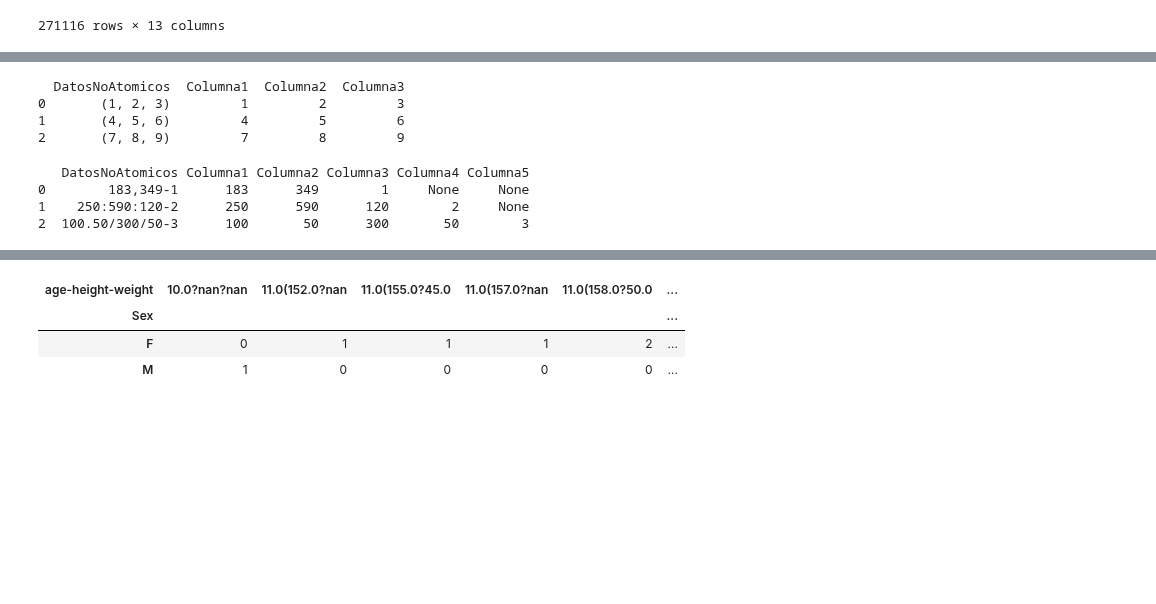
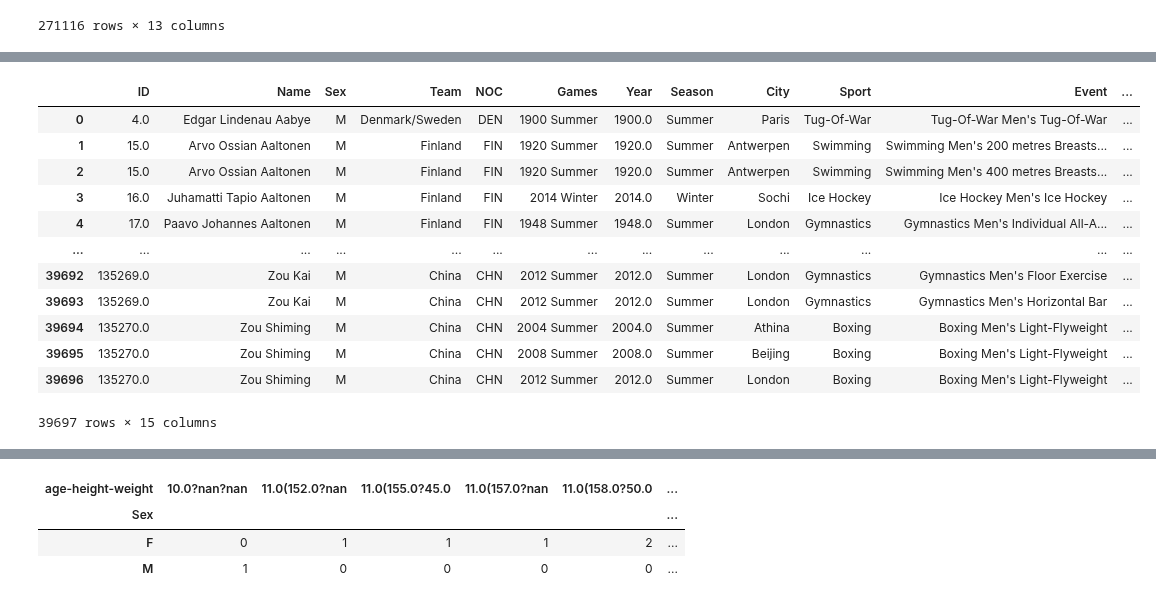
Before and after one commit to BnjmnNicholas/MDS7202-2023-2, a Jupyter notebook: PROY 1/Proyecto.ipynb, the cells around one changed output, grey strips where cells are left out. Saved outputs shown, nothing was run; the diff lists cells and outputs as text; code cells hidden in the pictures; blank space fills up the shorter version.

Commit message:
Update
Fix Clean data

```diff
--- a/PROY 1/Proyecto.ipynb
+++ b/PROY 1/Proyecto.ipynb
@@ -151,0 +433,3 @@ dataset = pd.read_parquet('olimpiadas.parquet')
+# %%
+profiler = Profiler(dataset)
+profiler.clean_data()
@@ -426,62 +454,20 @@ class Profiler:
-# %%
-import pandas as pd
-from sklearn.preprocessing import FunctionTransformer
-
-# Supongamos que tienes un DataFrame df y una columna 'DatosNoAtomicos'
-df = pd.DataFrame({'DatosNoAtomicos': [(1, 2, 3), (4, 5, 6), (7, 8, 9)]})
-
-# Definir la función de transformación personalizada
-def transformar_columna(datos):
-    return pd.DataFrame(datos.tolist(), columns=['Columna1', 'Columna2', 'Columna3'])
-
-# Crear el transformador
-transformador = FunctionTransformer(transformar_columna)
-
-# Aplicar la transformación a la columna 'DatosNoAtomicos'
-nuevos_datos = transformador.transform(df['DatosNoAtomicos'])
-
-# Concatenar las nuevas columnas al DataFrame original
-df = pd.concat([df, nuevos_datos], axis=1)
-
-# Mostrar el DataFrame resultante
-print(df)
-# %% [output]
-  DatosNoAtomicos  Columna1  Columna2  Columna3
-0       (1, 2, 3)         1         2         3
-1       (4, 5, 6)         4         5         6
-2       (7, 8, 9)         7         8         9
-# %%
-import pandas as pd
-from sklearn.preprocessing import FunctionTransformer
-import re
-
-# Supongamos que tienes un DataFrame df y una columna 'DatosNoAtomicos'
-df = pd.DataFrame({'DatosNoAtomicos': ['183,349-1', '250:590:120-2', '100.50/300/50-3']})
-
-# Definir la función de transformación personalizada
-def transformar_columna(datos):
-    pattern = re.compile(r'[\s,:./-]+')  # Definir el patrón de separación
-    new_data = [re.split(pattern, d) for d in datos]
-    max_length = max(len(d) for d in new_data)
-    new_columns = [f'Columna{i+1}' for i in range(max_length)]
-    return pd.DataFrame(new_data, columns=new_columns)
-
-# Crear el transformador
-transformador = FunctionTransformer(transformar_columna)
-
-# Aplicar la transformación a la columna 'DatosNoAtomicos'
-nuevos_datos = transformador.transform(df['DatosNoAtomicos'])
-
-# Concatenar las nuevas columnas al DataFrame original
-df = pd.concat([df, nuevos_datos], axis=1)
-
-# Mostrar el DataFrame resultante
-print(df)
-# %% [output]
-   DatosNoAtomicos Columna1 Columna2 Columna3 Columna4 Columna5
-0        183,349-1      183      349        1     None     None
-1    250:590:120-2      250      590      120        2     None
-2  100.50/300/50-3      100       50      300       50        3
+# %%
+clean_data = pd.read_csv(os.path.join(profiler.path, "clean_data", "data.csv"))
+clean_data
+# %% [output]
+|  | ID | Name | Sex | Team | NOC | Games | Year | Season | City | Sport | Event | ... |
+| 0 | 4.0 | Edgar Lindenau Aabye | M | Denmark/Sweden | DEN | 1900 Summer | 1900.0 | Summer | Paris | Tug-Of-War | Tug-Of-War Men's Tug-Of-War | ... |
+| 1 | 15.0 | Arvo Ossian Aaltonen | M | Finland | FIN | 1920 Summer | 1920.0 | Summer | Antwerpen | Swimming | Swimming Men's 200 metres Breasts... | ... |
+| 2 | 15.0 | Arvo Ossian Aaltonen | M | Finland | FIN | 1920 Summer | 1920.0 | Summer | Antwerpen | Swimming | Swimming Men's 400 metres Breasts... | ... |
+| 3 | 16.0 | Juhamatti Tapio Aaltonen | M | Finland | FIN | 2014 Winter | 2014.0 | Winter | Sochi | Ice Hockey | Ice Hockey Men's Ice Hockey | ... |
+| 4 | 17.0 | Paavo Johannes Aaltonen | M | Finland | FIN | 1948 Summer | 1948.0 | Summer | London | Gymnastics | Gymnastics Men's Individual All-A... | ... |
+| ... | ... | ... | ... | ... | ... | ... | ... | ... | ... | ... | ... | ... |
+| 39692 | 135269.0 | Zou Kai | M | China | CHN | 2012 Summer | 2012.0 | Summer | London | Gymnastics | Gymnastics Men's Floor Exercise | ... |
+| 39693 | 135269.0 | Zou Kai | M | China | CHN | 2012 Summer | 2012.0 | Summer | London | Gymnastics | Gymnastics Men's Horizontal Bar | ... |
+| 39694 | 135270.0 | Zou Shiming | M | China | CHN | 2004 Summer | 2004.0 | Summer | Athina | Boxing | Boxing Men's Light-Flyweight | ... |
+| 39695 | 135270.0 | Zou Shiming | M | China | CHN | 2008 Summer | 2008.0 | Summer | Beijing | Boxing | Boxing Men's Light-Flyweight | ... |
+| 39696 | 135270.0 | Zou Shiming | M | China | CHN | 2012 Summer | 2012.0 | Summer | London | Boxing | Boxing Men's Light-Flyweight | ... |
+39697 rows × 15 columns
 # %%
 import re
 import pandas as pd
```
Also changed, not shown: parts of 14 cells of this notebook.
